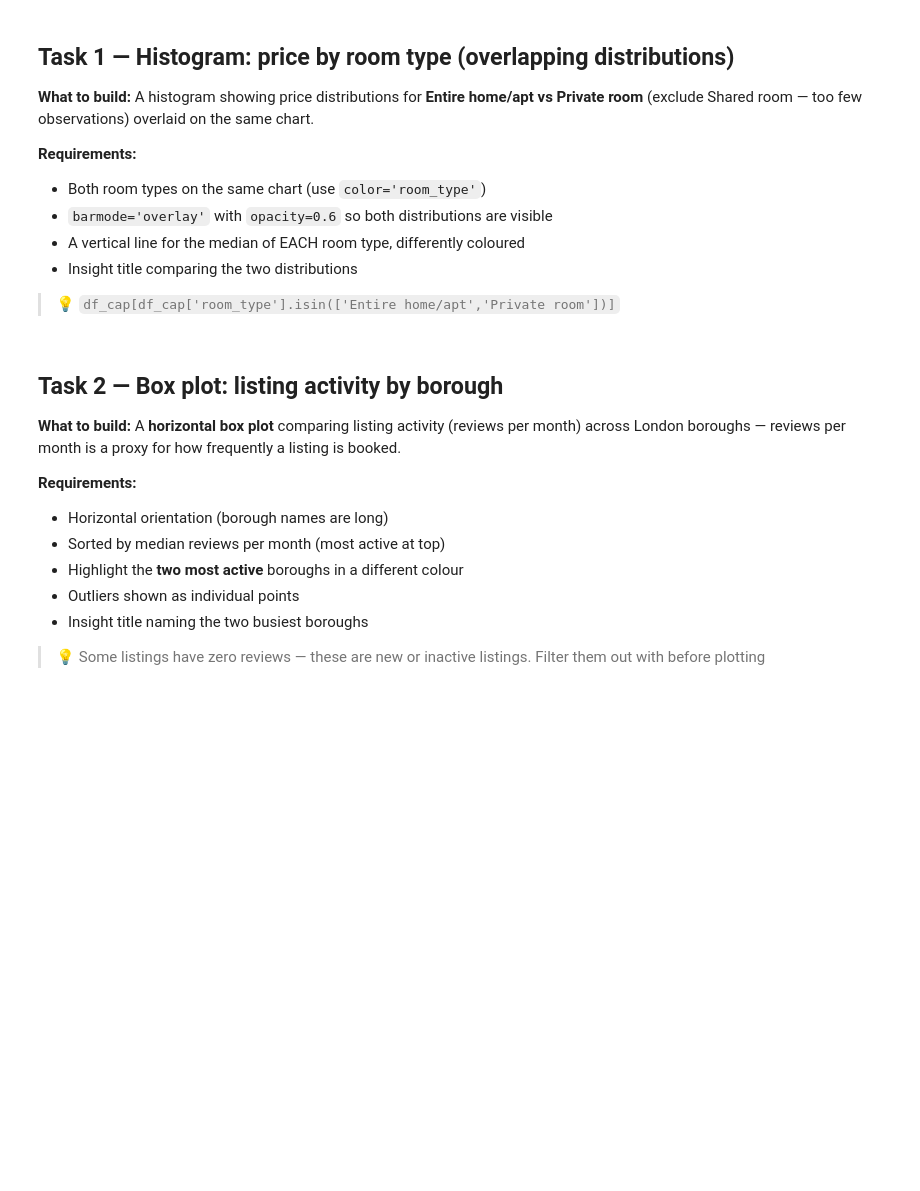
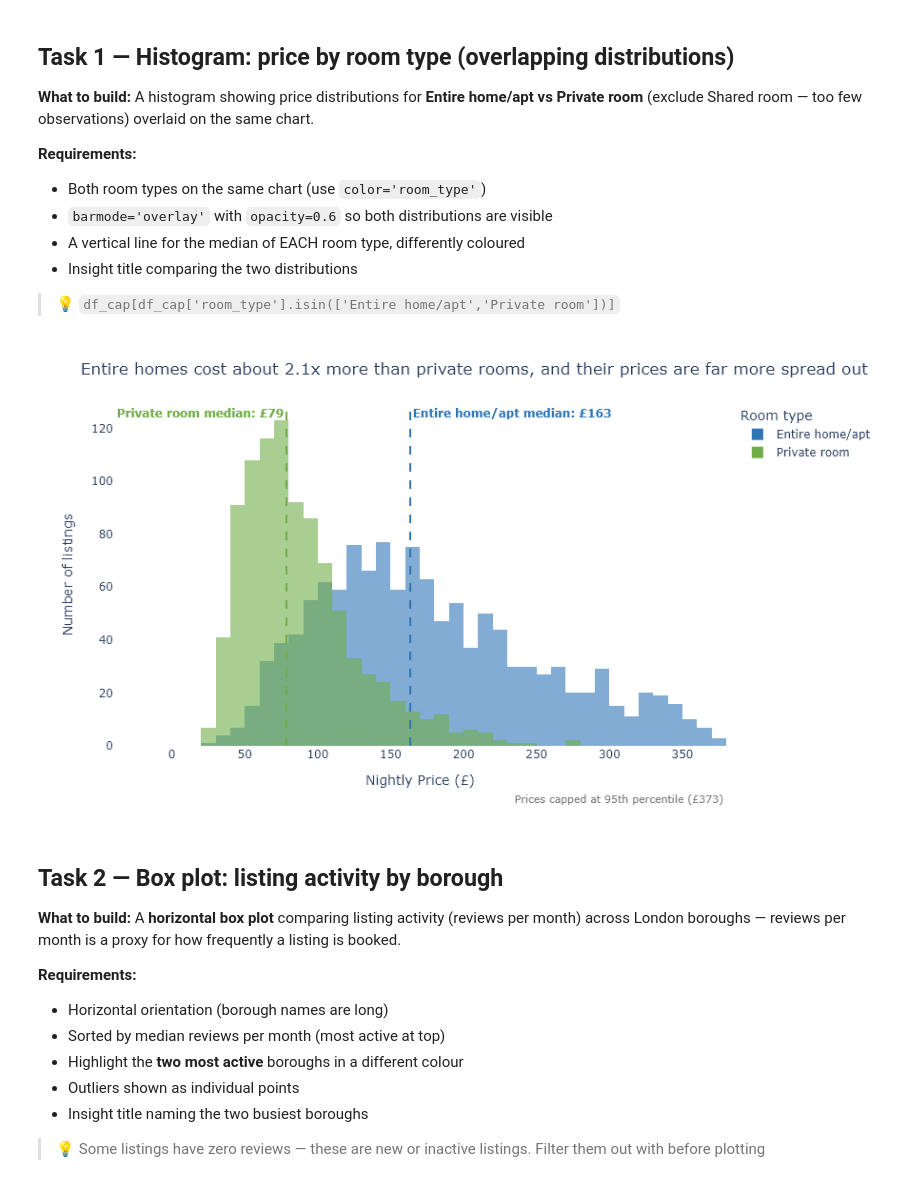
Before and after one commit to kaushikregalla95/dataviz-exercises-kaushikreddyregalla, a Jupyter notebook: week05/lecture05_exercise.ipynb, the cells around one changed output. Saved outputs shown, nothing was run; the diff lists cells and outputs as text; code cells hidden in the pictures; blank space fills up the shorter version.

```diff
--- a/week05/lecture05_exercise.ipynb
+++ b/week05/lecture05_exercise.ipynb
@@ -41,6 +69,44 @@ print(df_cap.groupby('room_type')['price'].describe().round(1))
 # %%
 # Task 1
 # YOUR CODE HERE
+
+# Task 1
+t1 = df_cap[df_cap['room_type'].isin(['Entire home/apt', 'Private room'])]
+
+colors = {'Entire home/apt': '#2E75B6', 'Private room': '#70AD47'}
+medians = t1.groupby('room_type')['price'].median()
+ratio = medians['Entire home/apt'] / medians['Private room']
+
+fig = px.histogram(
+    t1, x='price', color='room_type',
+    barmode='overlay', opacity=0.6, nbins=50,
+    color_discrete_map=colors,
+    labels={'price': 'Nightly Price (£)', 'room_type': 'Room type'},
+    height=500
+)
+
+# Median line for each room type, in its own colour
+positions = {'Entire home/apt': 'top right', 'Private room': 'top left'}
+for room, m in medians.items():
+    fig.add_vline(x=m, line_dash='dash', line_color=colors[room], line_width=2,
+                  annotation_text=f'<b>{room} median: £{m:.0f}</b>',
+                  annotation_font_color=colors[room],
+                  annotation_position=positions[room])
+
+# Disclose the outlier cap
+fig.add_annotation(xref='paper', yref='paper', x=1, y=-0.18, showarrow=False,
+                   text=f'Prices capped at 95th percentile (£{p95:.0f})',
+                   font=dict(size=11, color='grey'))
+
+fig.update_layout(
+    title=f'Entire homes cost about {ratio:.1f}x more than private rooms, and their prices are far more spread out',
+    plot_bgcolor='white', paper_bgcolor='white',
+    yaxis_title='Number of listings',
+    margin=dict(b=80)
+)
+fig.show()
+# %% [output]
+[figure, added]
 # %% [markdown]
 ## Task 2 — Box plot: listing activity by borough
 
```
Also changed, not shown: parts of 3 cells of this notebook.
